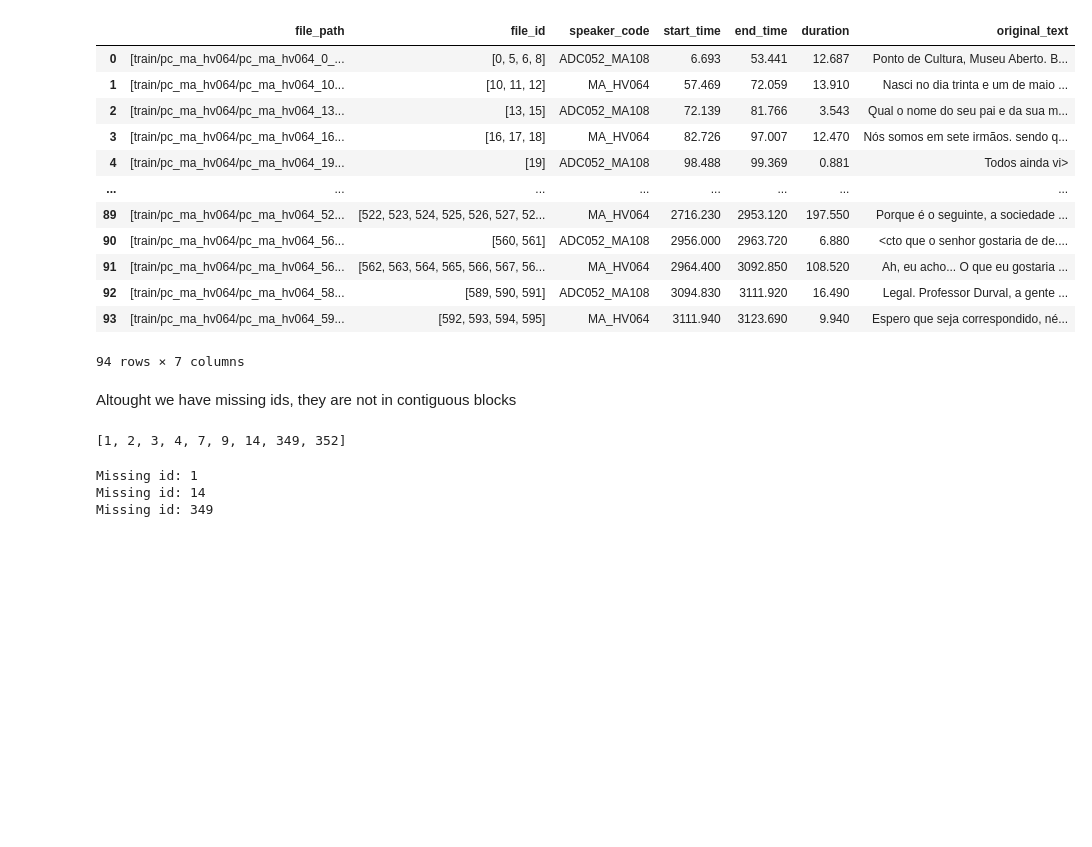
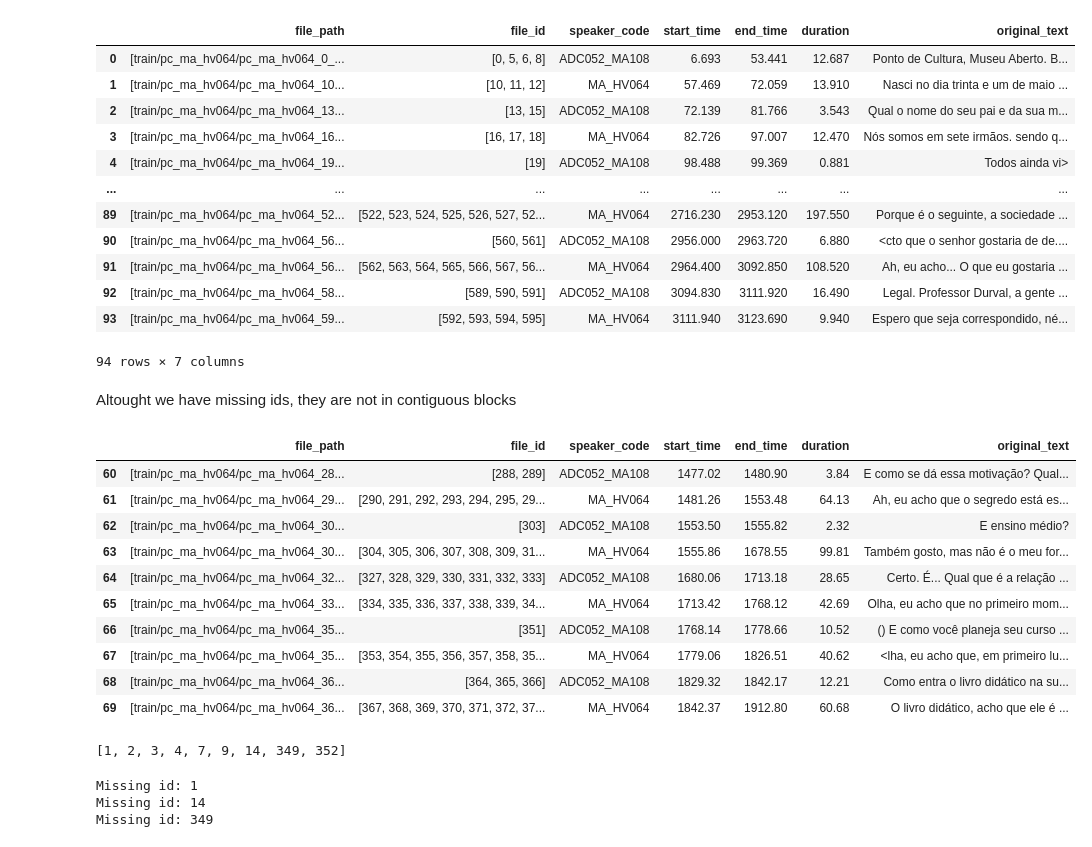
Before and after one commit to antonioMoreira/my-masters-degree, a Jupyter notebook: notebooks/mupe-dataset.ipynb, the cells around one changed output. Cells and saved outputs as stored; diff of their text form; code cells hidden in the pictures; blank space fills up the shorter version.

```diff
--- a/notebooks/mupe-dataset.ipynb
+++ b/notebooks/mupe-dataset.ipynb
@@ -360,3 +367,17 @@ mupe_train_859
 94 rows × 7 columns
 # %% [markdown]
 Altought we have missing ids, they are not in contiguous blocks
+# %%
+mupe_train_859.iloc[60:70]
+# %% [output]
+|  | file_path | file_id | speaker_code | start_time | end_time | duration | original_text |
+| 60 | [train/pc_ma_hv064/pc_ma_hv064_28... | [288, 289] | ADC052_MA108 | 1477.02 | 1480.90 | 3.84 | E como se dá essa motivação? Qual... |
+| 61 | [train/pc_ma_hv064/pc_ma_hv064_29... | [290, 291, 292, 293, 294, 295, 29... | MA_HV064 | 1481.26 | 1553.48 | 64.13 | Ah, eu acho que o segredo está es... |
+| 62 | [train/pc_ma_hv064/pc_ma_hv064_30... | [303] | ADC052_MA108 | 1553.50 | 1555.82 | 2.32 | E ensino médio? |
+| 63 | [train/pc_ma_hv064/pc_ma_hv064_30... | [304, 305, 306, 307, 308, 309, 31... | MA_HV064 | 1555.86 | 1678.55 | 99.81 | Também gosto, mas não é o meu for... |
+| 64 | [train/pc_ma_hv064/pc_ma_hv064_32... | [327, 328, 329, 330, 331, 332, 333] | ADC052_MA108 | 1680.06 | 1713.18 | 28.65 | Certo. É... Qual que é a relação ... |
+| 65 | [train/pc_ma_hv064/pc_ma_hv064_33... | [334, 335, 336, 337, 338, 339, 34... | MA_HV064 | 1713.42 | 1768.12 | 42.69 | Olha, eu acho que no primeiro mom... |
+| 66 | [train/pc_ma_hv064/pc_ma_hv064_35... | [351] | ADC052_MA108 | 1768.14 | 1778.66 | 10.52 | () E como você planeja seu curso ... |
+| 67 | [train/pc_ma_hv064/pc_ma_hv064_35... | [353, 354, 355, 356, 357, 358, 35... | MA_HV064 | 1779.06 | 1826.51 | 40.62 | <lha, eu acho que, em primeiro lu... |
+| 68 | [train/pc_ma_hv064/pc_ma_hv064_36... | [364, 365, 366] | ADC052_MA108 | 1829.32 | 1842.17 | 12.21 | Como entra o livro didático na su... |
+| 69 | [train/pc_ma_hv064/pc_ma_hv064_36... | [367, 368, 369, 370, 371, 372, 37... | MA_HV064 | 1842.37 | 1912.80 | 60.68 | O livro didático, acho que ele é ... |
```
Also changed, not shown: parts of 11 cells of this notebook, 2 other files.
